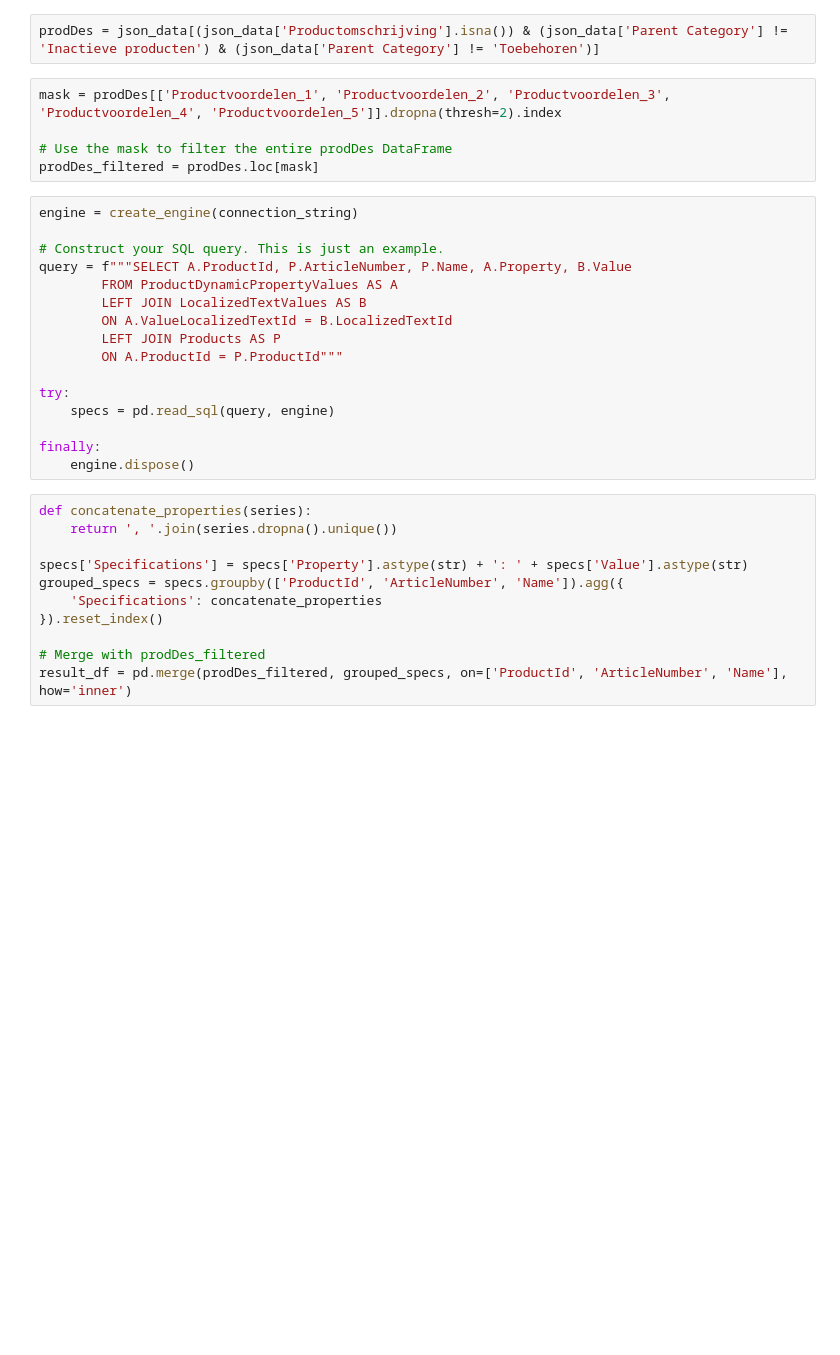
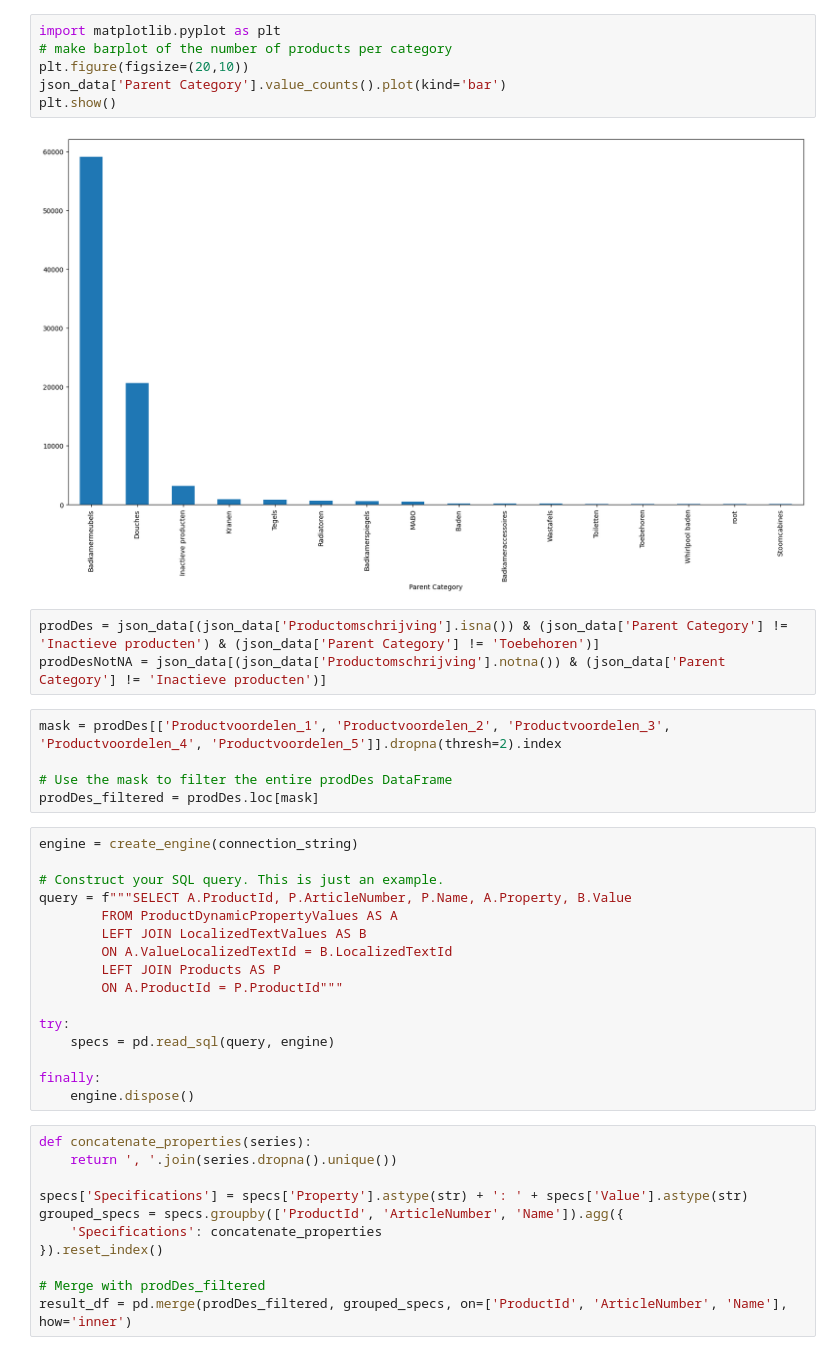
Before and after one commit to BenjaminGraziadei223946/MaxaroProjects, a Jupyter notebook: Webscraper/opt-scraper.ipynb, the cells around one changed output. Drawn from its saved outputs; the diff is of its cells as text; blank space fills up the shorter version.

```diff
--- a/Webscraper/opt-scraper.ipynb
+++ b/Webscraper/opt-scraper.ipynb
@@ -104,8 +101,17 @@ json_data = pd.read_sql(sql, engine)
 
 # Close the database connection
 engine.dispose()
+# %%
+import matplotlib.pyplot as plt
+# make barplot of the number of products per category
+plt.figure(figsize=(20,10))
+json_data['Parent Category'].value_counts().plot(kind='bar')
+plt.show()
+# %% [output]
+[figure, added]
 # %%
 prodDes = json_data[(json_data['Productomschrijving'].isna()) & (json_data['Parent Category'] != 'Inactieve producten') & (json_data['Parent Category'] != 'Toebehoren')]
+prodDesNotNA = json_data[(json_data['Productomschrijving'].notna()) & (json_data['Parent Category'] != 'Inactieve producten')]
 # %%
 mask = prodDes[['Productvoordelen_1', 'Productvoordelen_2', 'Productvoordelen_3', 'Productvoordelen_4', 'Productvoordelen_5']].dropna(thresh=2).index
 
```
Also changed, not shown: parts of 3 cells of this notebook, 1 other file.
